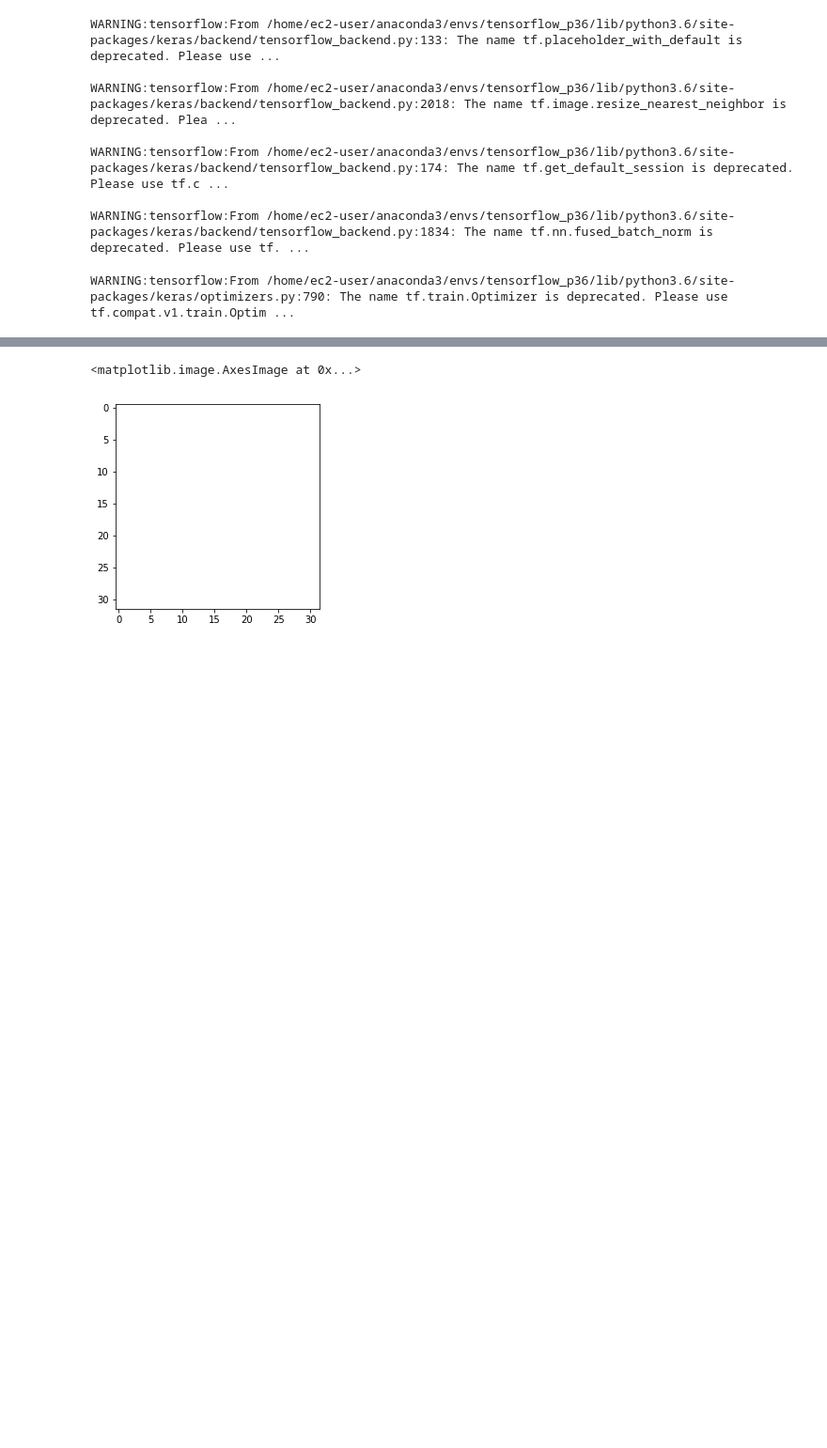
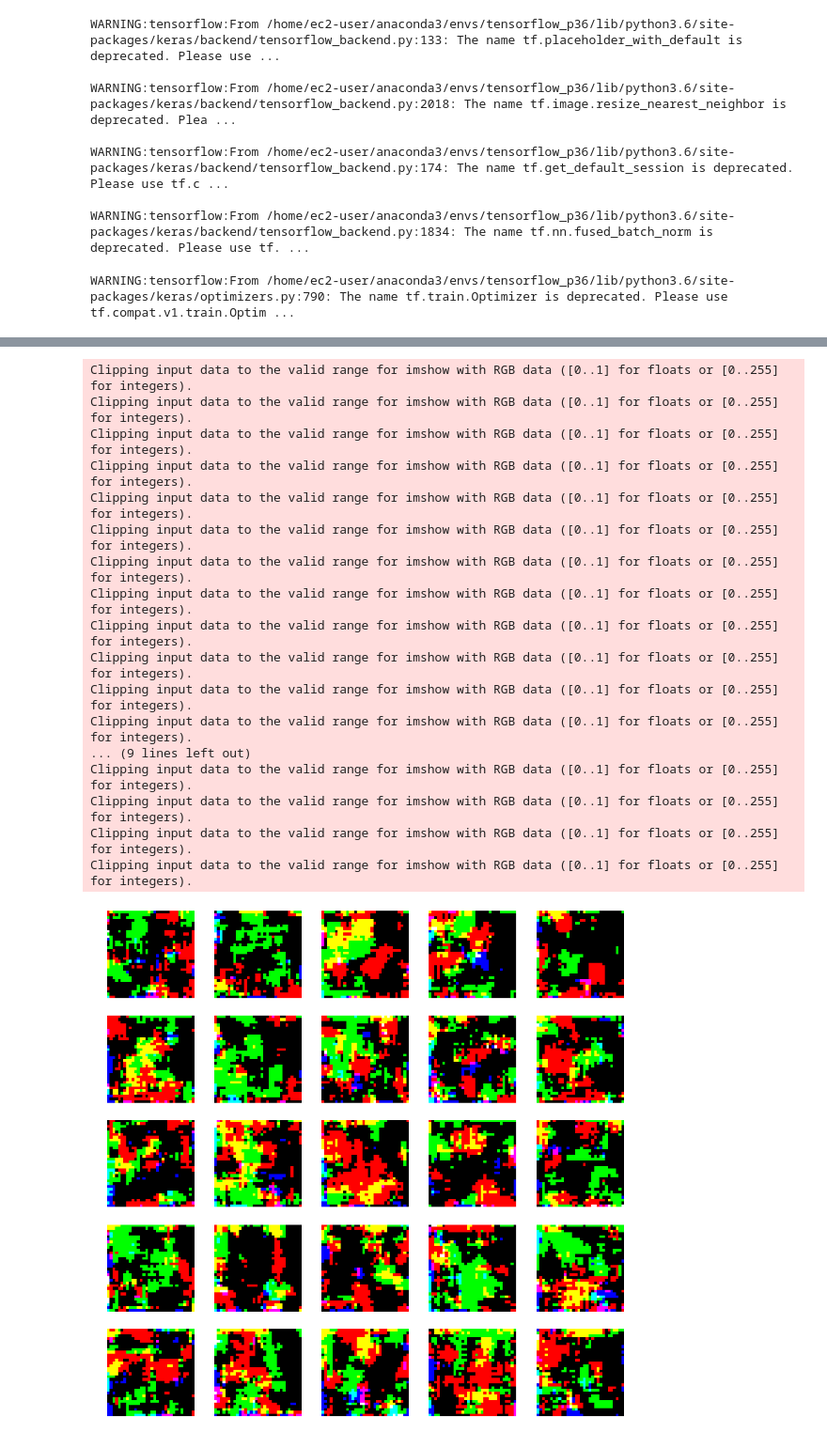
Before and after one commit to lerhshong/GAN_lookaround, a Jupyter notebook: ls_added/WGANGP.ipynb, the cells around one changed output, grey strips where cells are left out. Shown: that part at 94% size. Drawn from its saved outputs; the diff is of its cells as text; code cells hidden in the pictures; blank space fills up the shorter version.

```diff
--- a/ls_added/WGANGP.ipynb
+++ b/ls_added/WGANGP.ipynb
@@ -106,27 +115,27 @@ generator_input = Input(shape = (z_dim,), name = 'generator_input')
 
 x = generator_input
 x = Dense(np.prod(generator_initial_dense_layer_size),
-          kernel_initializer = 'glorot_uniform')(x)
+          kernel_initializer = weight_init)(x)
 x = BatchNormalization(momentum = 0.8)(x)
-x = LeakyReLU()(x)
+x = LeakyReLU(alpha = 0.2)(x)
 x = Reshape(generator_initial_dense_layer_size)(x)
 x = UpSampling2D()(x)
 x = Conv2D(filters = 128, kernel_size = 5, strides = 1, padding = 'same',
-           name = 'generator_conv_0', kernel_initializer = 'glorot_uniform')(x)
+           name = 'generator_conv_0', kernel_initializer = weight_init)(x)
 x = BatchNormalization(momentum = 0.8)(x)
-x = LeakyReLU()(x)
+x = LeakyReLU(alpha = 0.2)(x)
 x = UpSampling2D()(x)
 x = Conv2D(filters = 64, kernel_size = 5, strides = 1, padding = 'same',
-           name = 'generator_conv_1', kernel_initializer = 'glorot_uniform')(x)
+           name = 'generator_conv_1', kernel_initializer = weight_init)(x)
 x = BatchNormalization(momentum = 0.8)(x)
-x = LeakyReLU()(x)
+x = LeakyReLU(alpha = 0.2)(x)
 x = UpSampling2D()(x)
 x = Conv2D(filters = 32, kernel_size = 5, strides = 1, padding = 'same',
-           name = 'generator_conv_2', kernel_initializer = 'glorot_uniform')(x)
+           name = 'generator_conv_2', kernel_initializer = weight_init)(x)
 x = BatchNormalization(momentum = 0.8)(x)
-x = LeakyReLU()(x)
+x = LeakyReLU(alpha = 0.2)(x)
 x = Conv2DTranspose(filters = 3, kernel_size = 5, strides = 1, padding = 'same',
-                    name = 'generator_conv_3', kernel_initializer = 'glorot_uniform')(x)
+                    name = 'generator_conv_3', kernel_initializer = weight_init)(x)
 x = Activation('tanh')(x)
 generator_output = x
 
@@ -337,5 +268,0 @@ array([[[[1., 1., 1.],
-# %%
-plt.imshow(generator.predict(noise)[1,:]) # Fu
-# %% [output]
-<matplotlib.image.AxesImage at 0x...>
-[figure, removed]
@@ -346,0 +269,56 @@ critic.save('models/WGANGP_v2/critic')
+# %%
+def compare_images(img1, img2):
+    return np.mean(np.abs(img1 - img2))
+
+r, c = 5, 5
+noise = np.random.normal(0, 1, (r * c, z_dim))
+gen_imgs = generator.predict(noise)
+
+# Rescale images 0 - 1
+
+gen_imgs = 0.5 * (gen_imgs + 1)
+gen_imgs = np.clip(gen_imgs, 0,1) # Can you simply clip things like this?
+
+fig, axs = plt.subplots(r, c, figsize = (15,15))
+cnt = 0
+
+for i in range(r):
+    for j in range(c):
+        axs[i,j].imshow(np.squeeze(gen_imgs[cnt, :,:,:]), cmap = 'gray_r')
+        axs[i,j].axis('off')
+        cnt += 1
+
+fig, axs = plt.subplots(r, c, figsize = (15,15))
+cnt = 0
+
+for i in range(r):
+    for j in range(c):
+        c_diff = 99999
+        c_img = None
+        for k_idx, k in enumerate((x_train)):
+            diff = compare_images(gen_imgs[cnt, :,:,:],k)
+            if diff < c_diff:
+                c_img = np.copy(k)
+                c_diff = diff
+        axs[i,j].imshow(c_img, cmap = 'gray_r')
+        axs[i,j].axis('off')
+        cnt += 1
+# %% [output]
+Clipping input data to the valid range for imshow with RGB data ([0..1] for floats or [0..255] for integers).
+Clipping input data to the valid range for imshow with RGB data ([0..1] for floats or [0..255] for integers).
+Clipping input data to the valid range for imshow with RGB data ([0..1] for floats or [0..255] for integers).
+Clipping input data to the valid range for imshow with RGB data ([0..1] for floats or [0..255] for integers).
+Clipping input data to the valid range for imshow with RGB data ([0..1] for floats or [0..255] for integers).
+Clipping input data to the valid range for imshow with RGB data ([0..1] for floats or [0..255] for integers).
+Clipping input data to the valid range for imshow with RGB data ([0..1] for floats or [0..255] for integers).
+Clipping input data to the valid range for imshow with RGB data ([0..1] for floats or [0..255] for integers).
+Clipping input data to the valid range for imshow with RGB data ([0..1] for floats or [0..255] for integers).
+Clipping input data to the valid range for imshow with RGB data ([0..1] for floats or [0..255] for integers).
+Clipping input data to the valid range for imshow with RGB data ([0..1] for floats or [0..255] for integers).
+Clipping input data to the valid range for imshow with RGB data ([0..1] for floats or [0..255] for integers).
+... (9 lines left out)
+Clipping input data to the valid range for imshow with RGB data ([0..1] for floats or [0..255] for integers).
+Clipping input data to the valid range for imshow with RGB data ([0..1] for floats or [0..255] for integers).
+Clipping input data to the valid range for imshow with RGB data ([0..1] for floats or [0..255] for integers).
+Clipping input data to the valid range for imshow with RGB data ([0..1] for floats or [0..255] for integers).
+[figure, added]
```
Also changed, not shown: parts of 13 cells of this notebook, 2 other files.
